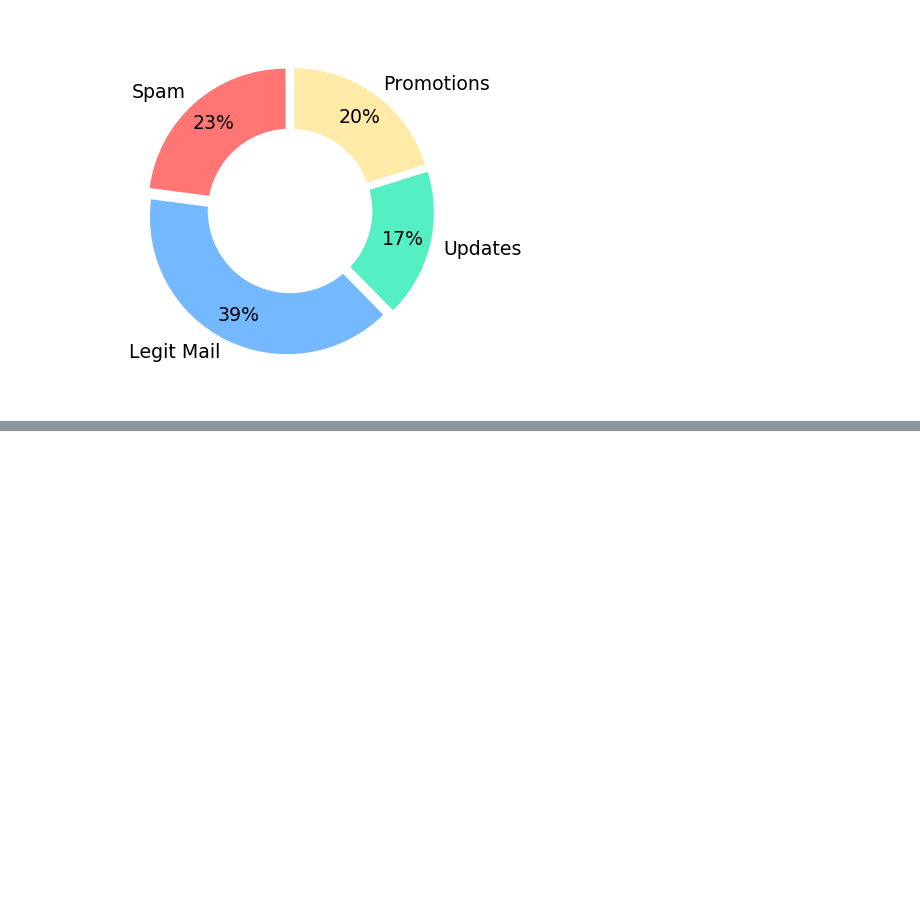
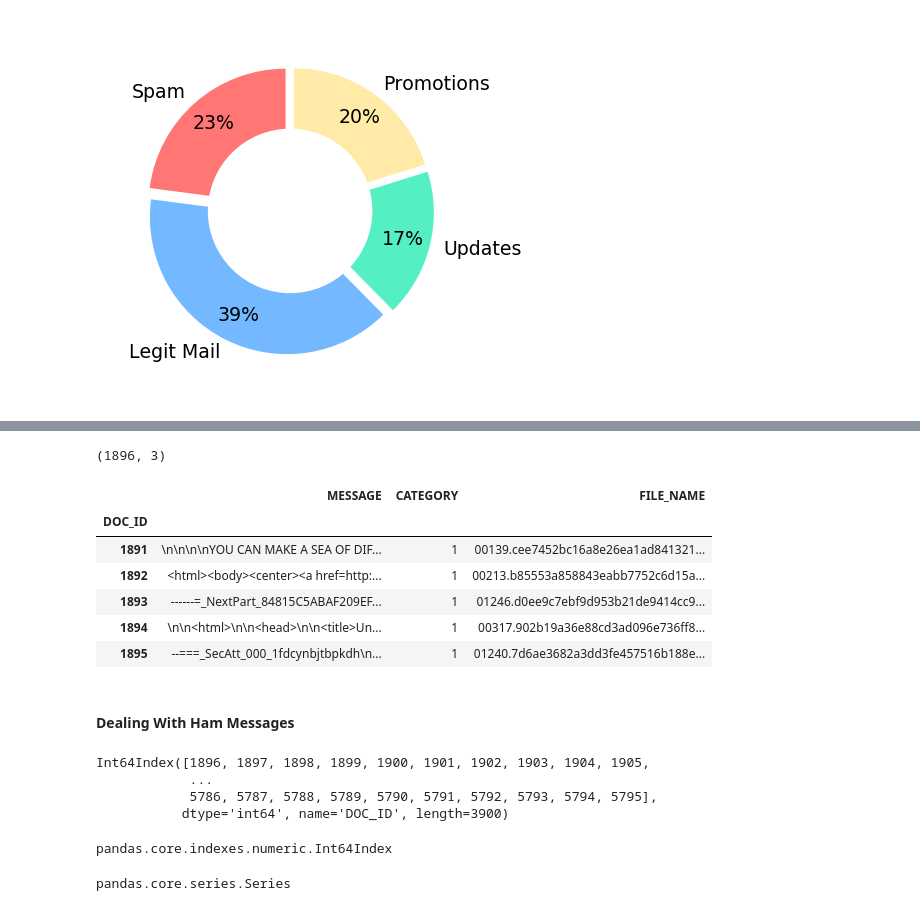
Before and after one commit to gautamrwx/machine-learning-assessment, a Jupyter notebook: 6-Bayes-Classifier_Pre-Processing.ipynb, the cells around one changed output, grey strips where cells are left out. Drawn from its saved outputs; the diff is of its cells as text; code cells hidden in the pictures; blank space fills up the shorter version.

```diff
--- a/06-Bayes-Classifier _Pre-Processing.ipynb
+++ b/6-Bayes-Classifier_Pre-Processing.ipynb
@@ -290,0 +538,16 @@ plt.show()
+# %%
+data[data.CATEGORY == 1].shape
+# %% [output]
+(1896, 3)
+# %%
+data[data.CATEGORY == 1].tail()
+# %% [output]
+|  | MESSAGE | CATEGORY | FILE_NAME |
+| DOC_ID |  |  |  |
+| 1891 | \n\n\n\nYOU CAN MAKE A SEA OF DIF... | 1 | 00139.cee7452bc16a8e26ea1ad841321... |
+| 1892 | <html><body><center><a href=http:... | 1 | 00213.b85553a858843eabb7752c6d15a... |
+| 1893 | ------=_NextPart_84815C5ABAF209EF... | 1 | 01246.d0ee9c7ebf9d953b21de9414cc9... |
+| 1894 | \n\n<html>\n\n<head>\n\n<title>Un... | 1 | 00317.902b19a36e88cd3ad096e736ff8... |
+| 1895 | --===_SecAtt_000_1fdcynbjtbpkdh\n... | 1 | 01240.7d6ae3682a3dd3fe457516b188e... |
+# %% [markdown]
+#### Dealing With Ham Messages
@@ -290,0 +557,15 @@ plt.show()
+# %%
+doc_ids_ham
+# %% [output]
+Int64Index([1896, 1897, 1898, 1899, 1900, 1901, 1902, 1903, 1904, 1905,
+            ...
+            5786, 5787, 5788, 5789, 5790, 5791, 5792, 5793, 5794, 5795],
+           dtype='int64', name='DOC_ID', length=3900)
+# %%
+type(doc_ids_ham)
+# %% [output]
+pandas.core.indexes.numeric.Int64Index
+# %%
+type(nested_list)
+# %% [output]
+pandas.core.series.Series
```
Also changed, not shown: parts of 48 cells of this notebook.
